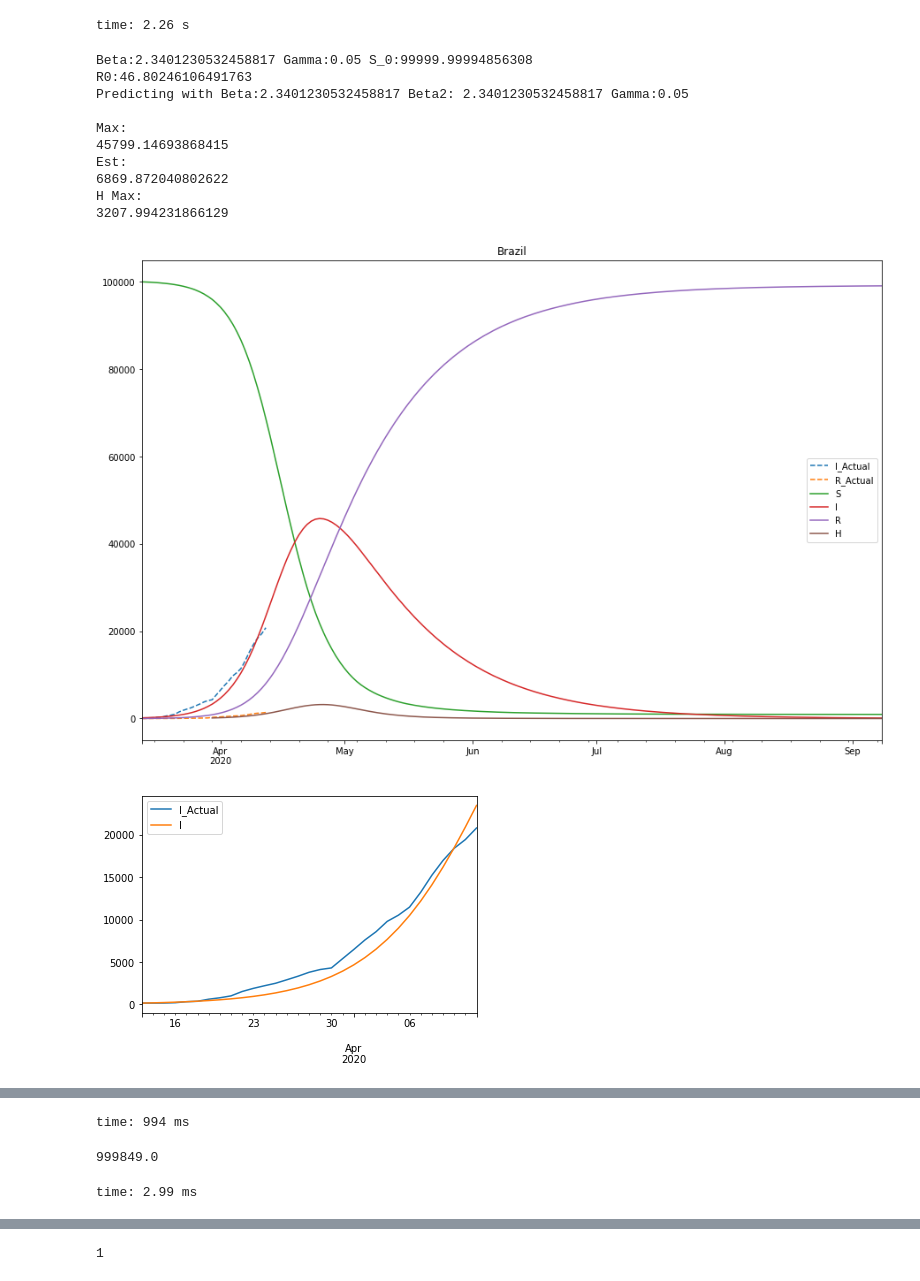
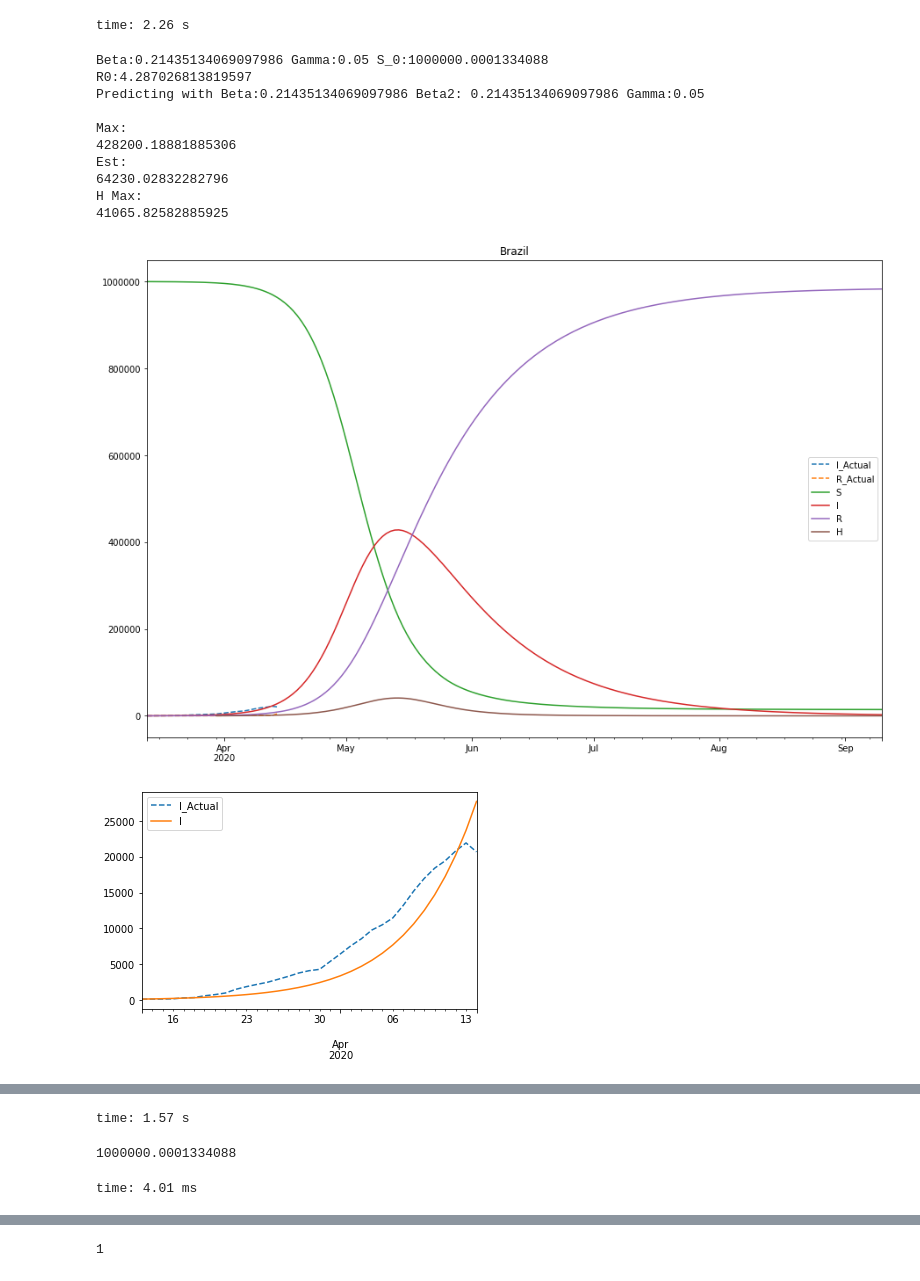
Before and after one commit to comunidadexp/sirfh-covid, a Jupyter notebook: Covid Spread Model.ipynb, the cells around one changed output, grey strips where cells are left out. Cells and saved outputs as stored; diff of their text form; code cells hidden in the pictures.

```diff
--- a/Covid Spread Model.ipynb
+++ b/Covid Spread Model.ipynb
@@ -616,45 +616,45 @@ t1 = SIR('Brazil',
          N=1e6,
          #N=1e6,
          alpha=.7,
-         betaBounds = (0.1, 4.0),
+         betaBounds = (0.1, 1.5),
          gammaBounds = (0.05, 2.0),
-         S0bounds = (0.05e6, 200e6 * .12),
+         S0bounds = (1e6, 200e6 * .12),
          nth = 100,
-         hospRate = 0.07,
+         hospRate = 0.10,
          daysToHosp = 4, #big for detction
          daysToLeave = 12,
          infectedAssumption = 1,
          #forcedBeta = 3,
          #quarantineDate = dt.datetime(2020,3,16), #italy lockdown was on the 9th
          #estimateBeta2 = True
          estimateS0 = True,
          #opt='SLSQP',
          R0bounds = None,
 
                 )
 
 t1.train()
 
 #italy_beta = t1.beta2
 t1.main_plot()
 t1.I_fit_plot()
 t1.R_fit_plot()
 print('\nMax:')
 print(t1.df.I.max())
 print('Est:')
 print(t1.df.I.max()*.15)
 print('H Max:')
 print(t1.df['H'].max())
 # %% [output]
-Beta:2.3401230532458817 Gamma:0.05 S_0:99999.99994856308
-R0:46.80246106491763
-Predicting with Beta:2.3401230532458817 Beta2: 2.3401230532458817 Gamma:0.05
+Beta:0.21435134069097986 Gamma:0.05 S_0:1000000.0001334088
+R0:4.287026813819597
+Predicting with Beta:0.21435134069097986 Beta2: 0.21435134069097986 Gamma:0.05
 
 Max:
-45799.14693868415
+428200.18881885306
 Est:
-6869.872040802622
+64230.02832282796
 H Max:
-3207.994231866129
+41065.82582885925
-[figure, old version]
+[figure, new version]
-[figure, old version]
+[figure, new version]
@@ -662,9 +662,9 @@ H Max:
-time: 994 ms
+time: 1.57 s
 # %%
 t1.S_0
 # %% [output]
-999849.0
+1000000.0001334088
-time: 2.99 ms
+time: 4.01 ms
 # %% [markdown]
 Next:
 
```
Also changed, not shown: parts of 4 cells of this notebook, 1 other file.
